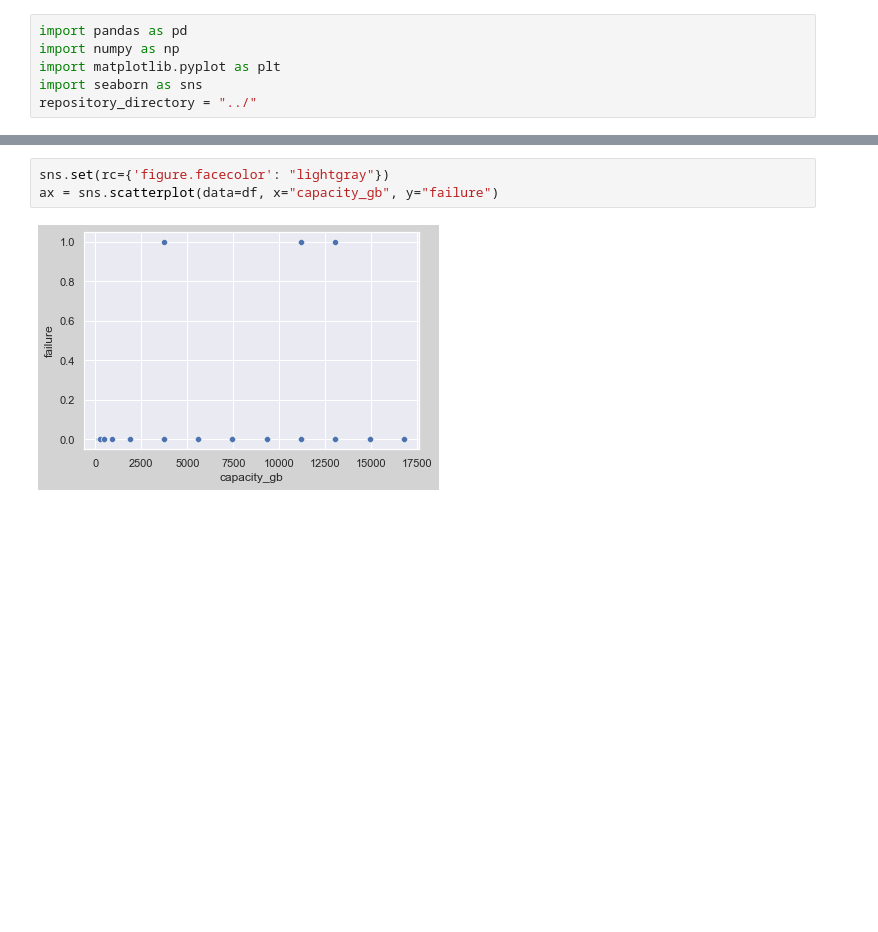
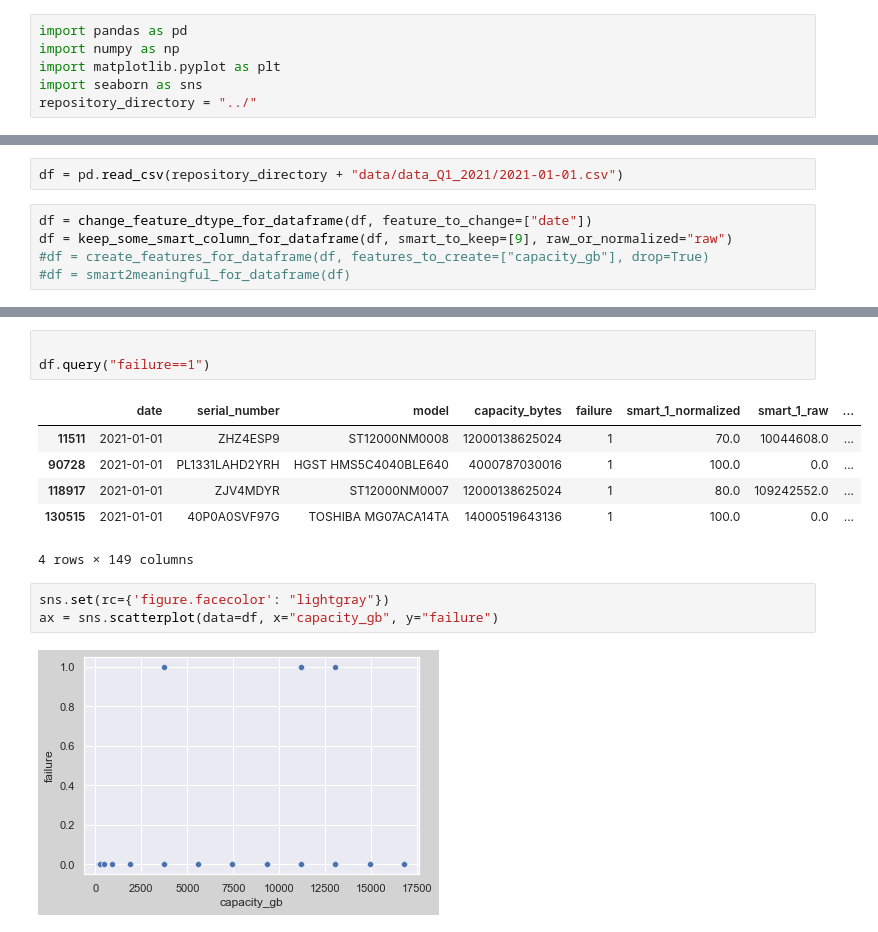
Before and after one commit to wcmphysics/DataScienceBootcamp-Capstone, a Jupyter notebook: notebooks/cmw.ipynb, the cells around one changed output, grey strips where cells are left out. Saved outputs shown, nothing was run; the diff lists cells and outputs as text; blank space fills up the shorter version.

Commit message:
revise the note book; add dataframe for a specific model

```diff
--- a/notebooks/cmw.ipynb
+++ b/notebooks/cmw.ipynb
@@ -122,0 +172,7 @@ See the caveats in the documentation: https://pandas.pydata.org/pandas-docs/stab
+# %%
+df = pd.read_csv(repository_directory + "data/data_Q1_2021/2021-01-01.csv")
+# %%
+df = change_feature_dtype_for_dataframe(df, feature_to_change=["date"])
+df = keep_some_smart_column_for_dataframe(df, smart_to_keep=[9], raw_or_normalized="raw")
+#df = create_features_for_dataframe(df, features_to_create=["capacity_gb"], drop=True)
+#df = smart2meaningful_for_dataframe(df)
@@ -123,3 +199,13 @@ See the caveats in the documentation: https://pandas.pydata.org/pandas-docs/stab
+# %%
+
+df.query("failure==1")
+# %% [output]
+|  | date | serial_number | model | capacity_bytes | failure | smart_1_normalized | smart_1_raw | ... |
+| 11511 | 2021-01-01 | ZHZ4ESP9 | ST12000NM0008 | 12000138625024 | 1 | 70.0 | 10044608.0 | ... |
+| 90728 | 2021-01-01 | PL1331LAHD2YRH | HGST HMS5C4040BLE640 | 4000787030016 | 1 | 100.0 | 0.0 | ... |
+| 118917 | 2021-01-01 | ZJV4MDYR | ST12000NM0007 | 12000138625024 | 1 | 80.0 | 109242552.0 | ... |
+| 130515 | 2021-01-01 | 40P0A0SVF97G | TOSHIBA MG07ACA14TA | 14000519643136 | 1 | 100.0 | 0.0 | ... |
+4 rows × 149 columns
 # %%
 sns.set(rc={'figure.facecolor': "lightgray"})
 ax = sns.scatterplot(data=df, x="capacity_gb", y="failure")
```
Also changed, not shown: parts of 16 cells of this notebook.
